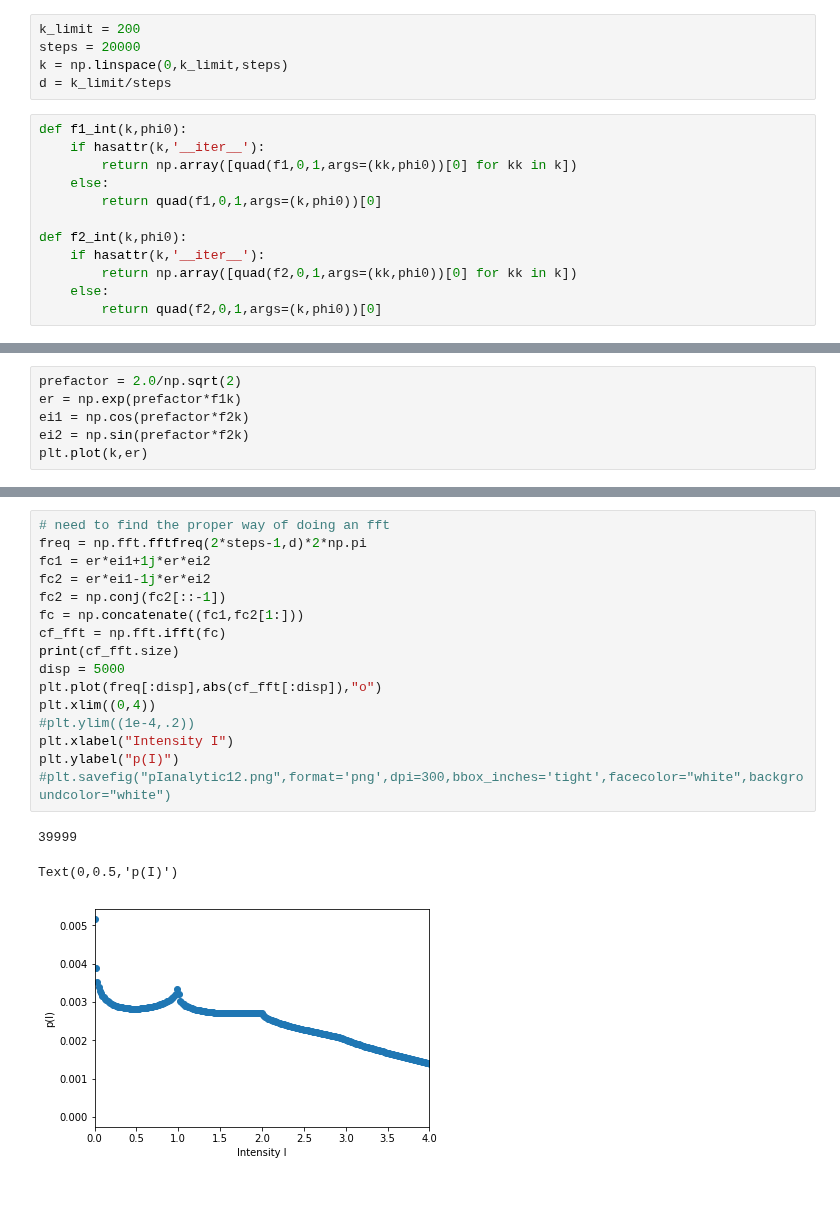
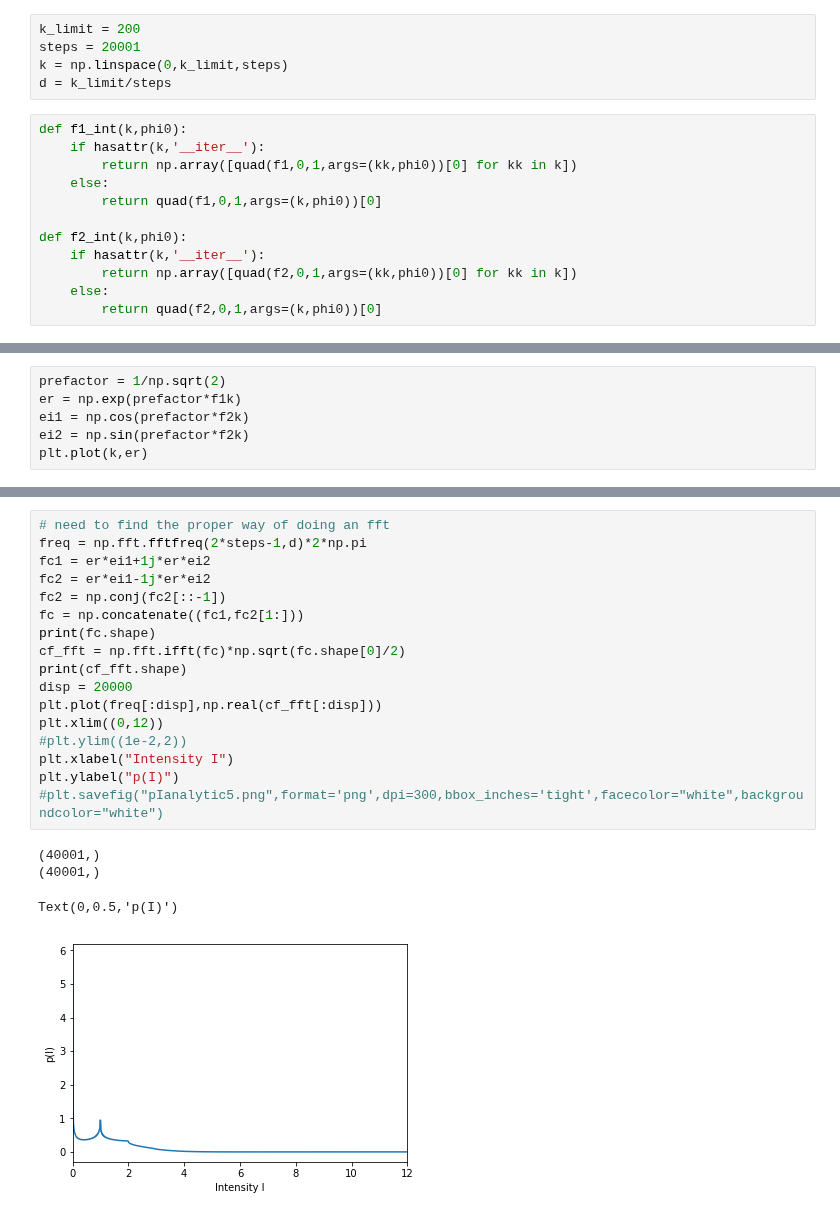
Before and after one commit to hstrey/FCS-simulations, a Jupyter notebook: FCS intensity distribution correct.ipynb, the cells around one changed output, grey strips where cells are left out. Saved outputs shown, nothing was run; the diff lists cells and outputs as text.

Commit message:
not sure whether I understand FFT - real FFT should work, but it does not

```diff
--- a/FCS intensity distribution correct.ipynb
+++ b/FCS intensity distribution correct.ipynb
@@ -12,7 +12,7 @@ def f2(y,k,phi0):
     return np.sin(y*k*phi0)/y/np.sqrt(-np.log(y))
 # %%
 k_limit = 200
-steps = 20000
+steps = 20001
 k = np.linspace(0,k_limit,steps)
 d = k_limit/steps
 # %%
@@ -37,6 +42,6 @@ plt.plot(k,f2k)
 [figure]
 # %%
-prefactor = 2.0/np.sqrt(2)
+prefactor = 1/np.sqrt(2)
 er = np.exp(prefactor*f1k)
 ei1 = np.cos(prefactor*f2k)
 ei2 = np.sin(prefactor*f2k)
@@ -60,20 +65,22 @@ plt.xlim((0,50))
 # %%
 # need to find the proper way of doing an fft
 freq = np.fft.fftfreq(2*steps-1,d)*2*np.pi
 fc1 = er*ei1+1j*er*ei2
 fc2 = er*ei1-1j*er*ei2
 fc2 = np.conj(fc2[::-1])
 fc = np.concatenate((fc1,fc2[1:]))
-cf_fft = np.fft.ifft(fc)
-print(cf_fft.size)
-disp = 5000
-plt.plot(freq[:disp],abs(cf_fft[:disp]),"o")
-plt.xlim((0,4))
-#plt.ylim((1e-4,.2))
+print(fc.shape)
+cf_fft = np.fft.ifft(fc)*np.sqrt(fc.shape[0]/2)
+print(cf_fft.shape)
+disp = 20000
+plt.plot(freq[:disp],np.real(cf_fft[:disp]))
+plt.xlim((0,12))
+#plt.ylim((1e-2,2))
 plt.xlabel("Intensity I")
 plt.ylabel("p(I)")
-#plt.savefig("pIanalytic12.png",format='png',dpi=300,bbox_inches='tight',facecolor="white",backgroundcolor="white")
+#plt.savefig("pIanalytic5.png",format='png',dpi=300,bbox_inches='tight',facecolor="white",backgroundcolor="white")
 # %% [output]
-39999
+(40001,)
+(40001,)
 Text(0,0.5,'p(I)')
-[figure, old version]
+[figure, new version]
```
Also changed, not shown: parts of 9 cells of this notebook, 1 other file.
